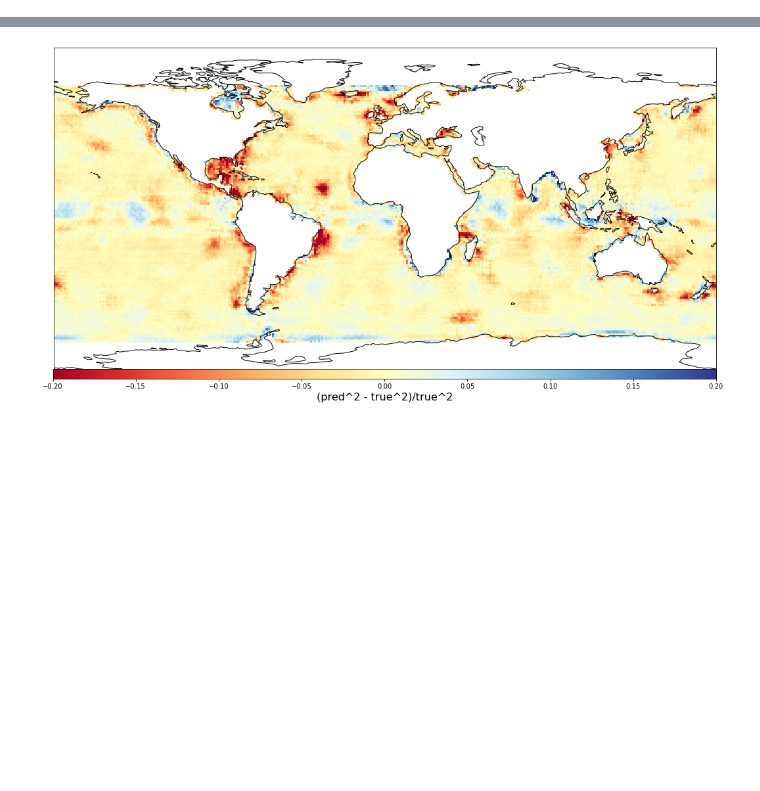
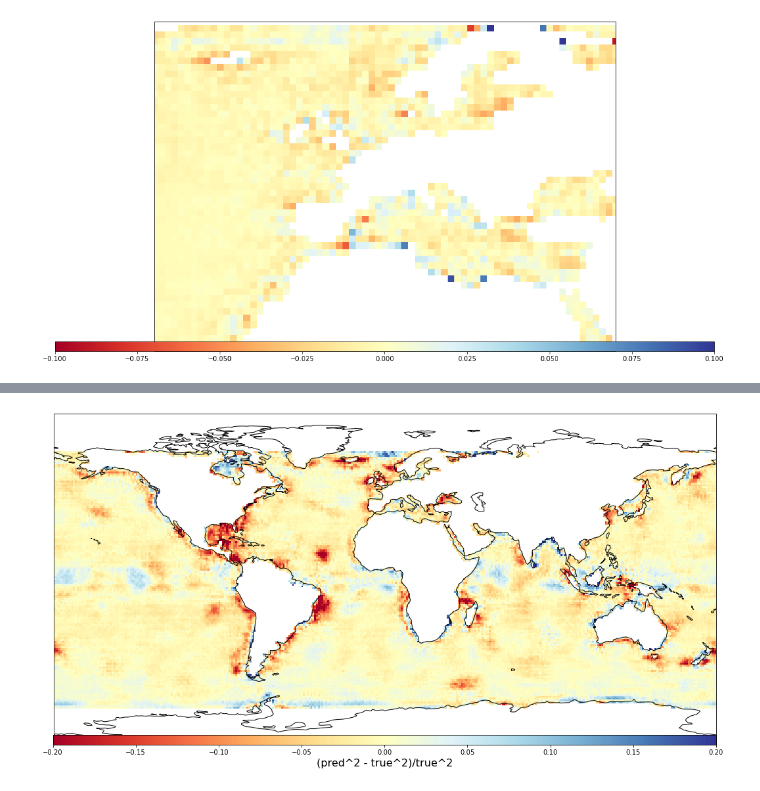
Before and after one commit to FolkeKS/DL-normalization, a Jupyter notebook: notebooks/plot_results.ipynb, the cells around one changed output, grey strips where cells are left out. Cells and saved outputs as stored; diff of their text form; code cells hidden in the pictures; blank space fills up the shorter version.

```diff
--- a/notebooks/plot_results.ipynb
+++ b/notebooks/plot_results.ipynb
@@ -65,0 +90,5 @@ max:  1.432220056340435
+# %%
+dsp.plot_error_region(np.ma.masked_array(eps, mask),
+                       lon2d, lat2d,region="europe",cmap="RdYlBu",vmin=-0.1,vmax=0.1)
+# %% [output]
+[figure, added]
```
Also changed, not shown: parts of 8 cells of this notebook, 9 other files.
